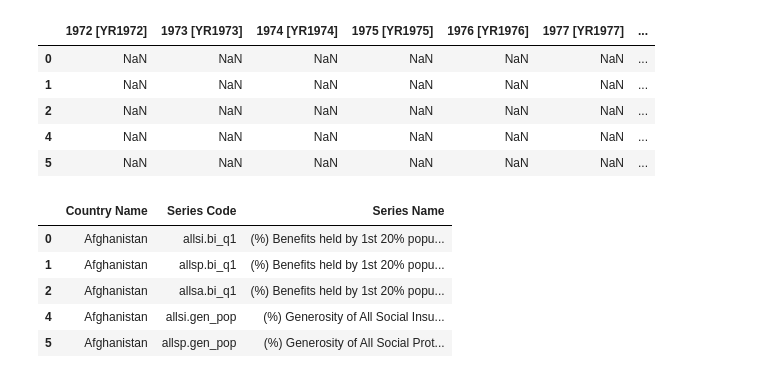
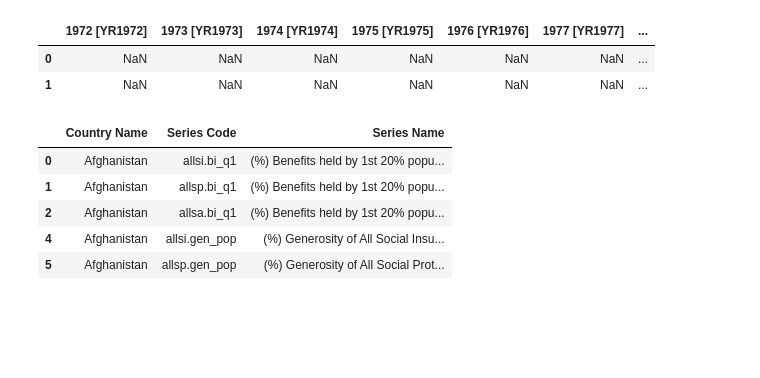
Before and after one commit to mansim07/udgm, a Jupyter notebook: model-final-enrichedData.ipynb, the cells around one changed output. Drawn from its saved outputs; the diff is of its cells as text; code cells hidden in the pictures; blank space fills up the shorter version.

```diff
--- a/model-final-enrichedData.ipynb
+++ b/model-final-enrichedData.ipynb
@@ -35,17 +35,14 @@ from sklearn.ensemble import RandomForestRegressor
 from lightgbm import LGBMRegressor
 from sklearn import base
 # %%
-training_data = pd.read_csv("../data/TrainingSet.csv",index_col=0)
-submission_labels = pd.read_csv("../data/SubmissionRows.csv", index_col=0)
+training_data = pd.read_csv("./data/TrainingSet.csv",index_col=0)
+submission_labels = pd.read_csv("./data/SubmissionRows.csv", index_col=0)
 
-training_data.head()
+training_data.head(2)
 # %% [output]
 |  | 1972 [YR1972] | 1973 [YR1973] | 1974 [YR1974] | 1975 [YR1975] | 1976 [YR1976] | 1977 [YR1977] | ... |
 | 0 | NaN | NaN | NaN | NaN | NaN | NaN | ... |
 | 1 | NaN | NaN | NaN | NaN | NaN | NaN | ... |
-| 2 | NaN | NaN | NaN | NaN | NaN | NaN | ... |
-| 4 | NaN | NaN | NaN | NaN | NaN | NaN | ... |
-| 5 | NaN | NaN | NaN | NaN | NaN | NaN | ... |
 # %%
 
 # Func to split that dataframe to values [2005,2006,2007] and [country_name,series_code,series_name]
```
Also changed, not shown: parts of 19 cells of this notebook.
